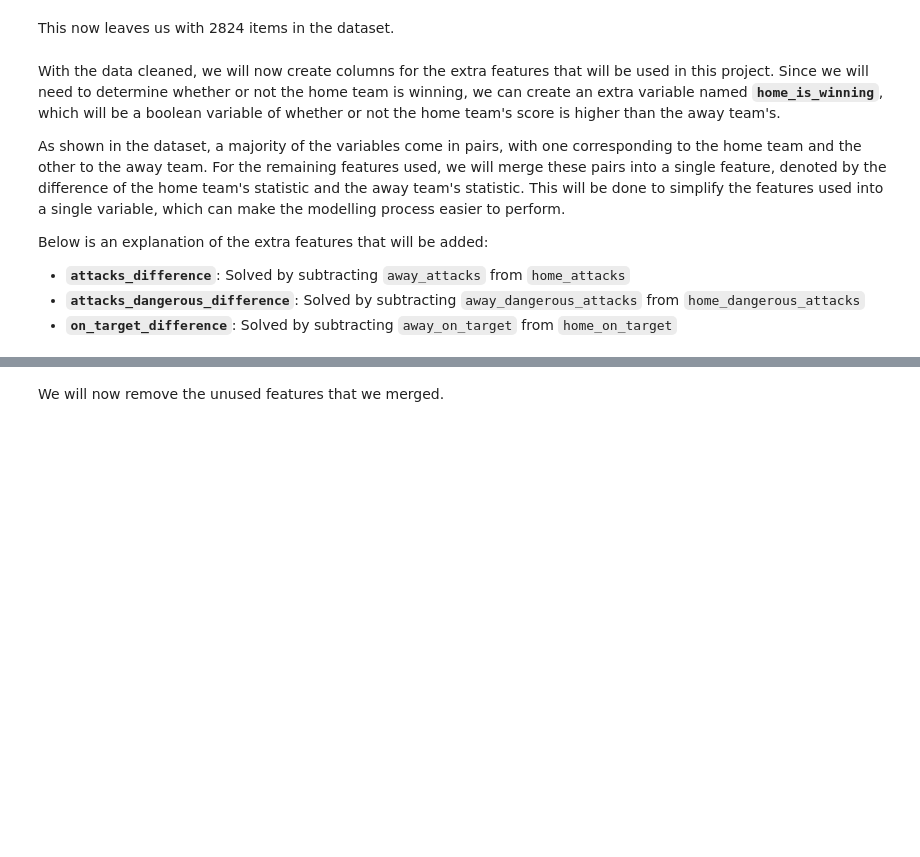
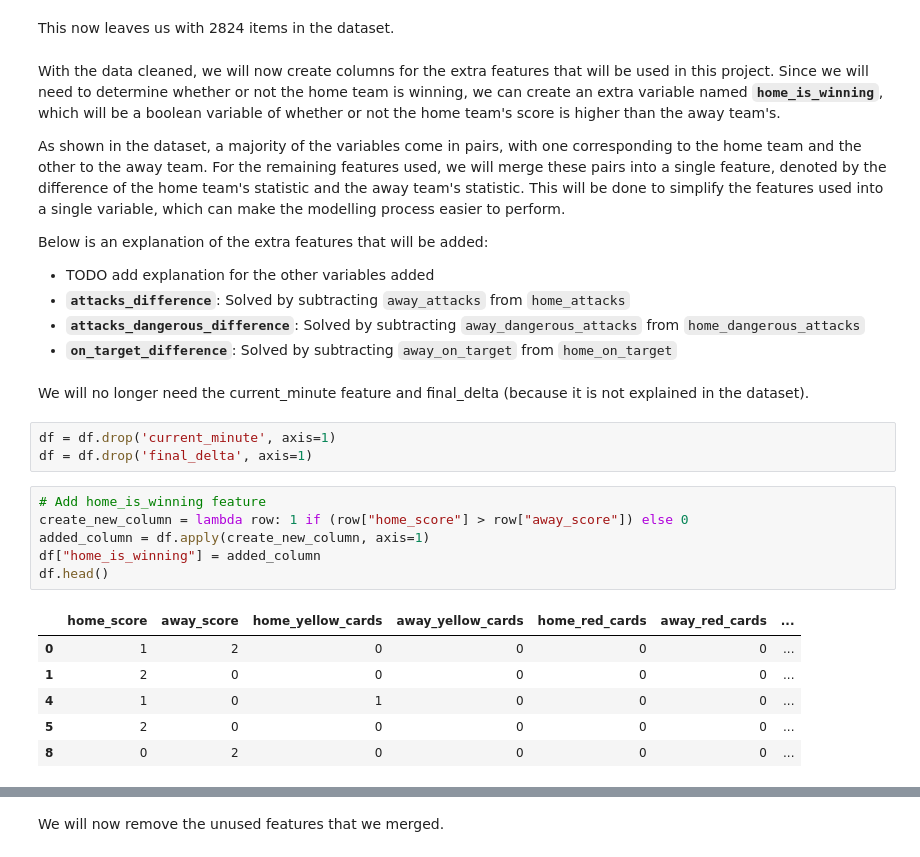
Before and after one commit to ayishamiara/STINTSY-MCO1, a Jupyter notebook: stintsy-mco1.ipynb, the cells around one changed output, grey strips where cells are left out. Saved outputs shown, nothing was run; the diff lists cells and outputs as text; blank space fills up the shorter version.

Commit message:
Added: code for creation of new columns

```diff
--- a/stintsy-mco1.ipynb
+++ b/stintsy-mco1.ipynb
@@ -232,6 +233,25 @@ With the data cleaned, we will now create columns for the extra features that wi
 As shown in the dataset, a majority of the variables come in pairs, with one corresponding to the home team and the other to the away team. For the remaining features used, we will merge these pairs into a single feature, denoted by the difference of the home team's statistic and the away team's statistic. This will be done to simplify the features used into a single variable, which can make the modelling process easier to perform.
 
 Below is an explanation of the extra features that will be added:
+- TODO add explanation for the other variables added
 - **`attacks_difference`**: Solved by subtracting `away_attacks` from `home_attacks`
 - **`attacks_dangerous_difference`**: Solved by subtracting `away_dangerous_attacks` from `home_dangerous_attacks`
 - **`on_target_difference`**: Solved by subtracting `away_on_target` from `home_on_target`
+# %% [markdown]
+We will no longer need the current_minute feature and final_delta (because it is not explained in the dataset).
+# %%
+df = df.drop('current_minute', axis=1)
+df = df.drop('final_delta', axis=1)
+# %%
+# Add home_is_winning feature
+create_new_column = lambda row: 1 if (row["home_score"] > row["away_score"]) else 0
+added_column = df.apply(create_new_column, axis=1)
+df["home_is_winning"] = added_column
+df.head()
+# %% [output]
+|  | home_score | away_score | home_yellow_cards | away_yellow_cards | home_red_cards | away_red_cards | ... |
+| 0 | 1 | 2 | 0 | 0 | 0 | 0 | ... |
+| 1 | 2 | 0 | 0 | 0 | 0 | 0 | ... |
+| 4 | 1 | 0 | 1 | 0 | 0 | 0 | ... |
+| 5 | 2 | 0 | 0 | 0 | 0 | 0 | ... |
+| 8 | 0 | 2 | 0 | 0 | 0 | 0 | ... |
```
Also changed, not shown: parts of 31 cells of this notebook.
